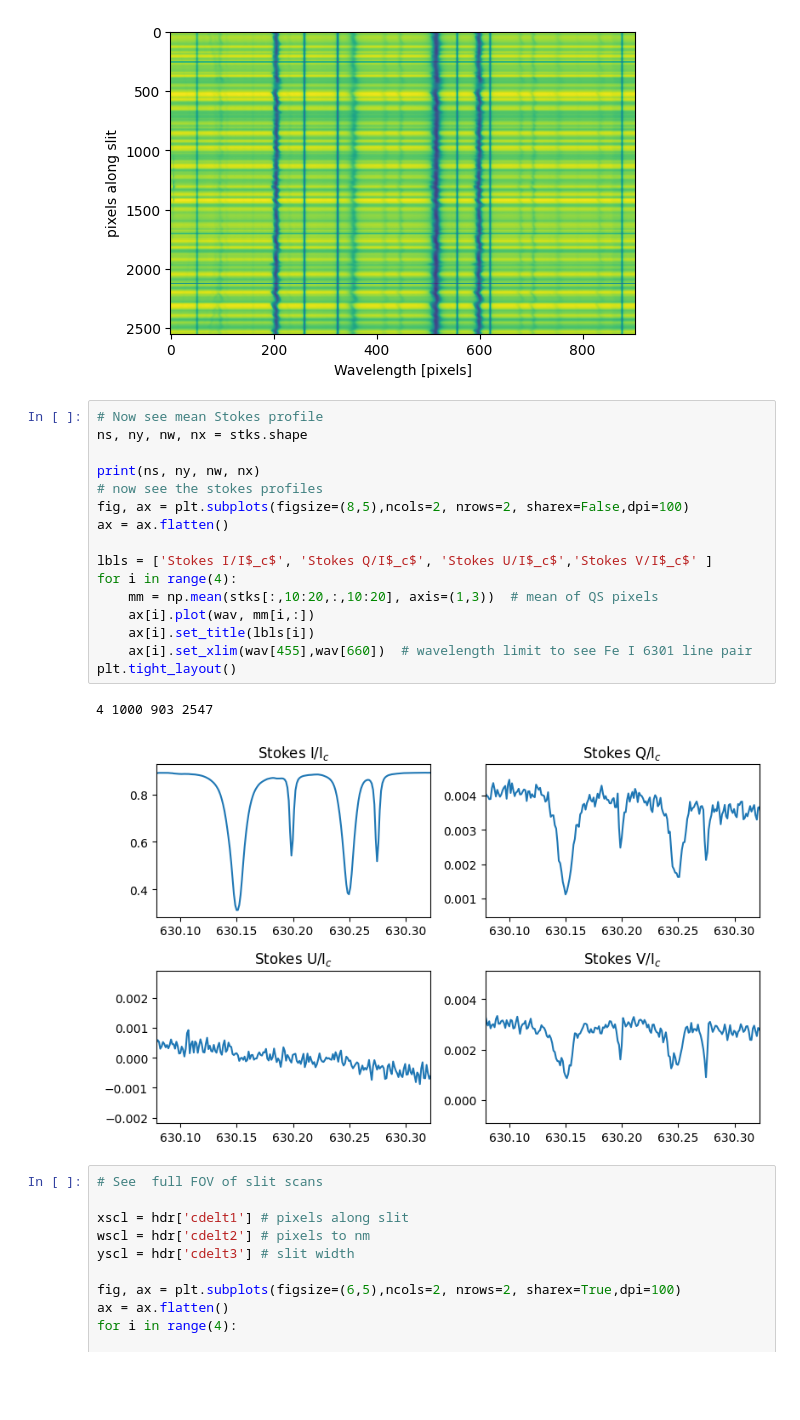
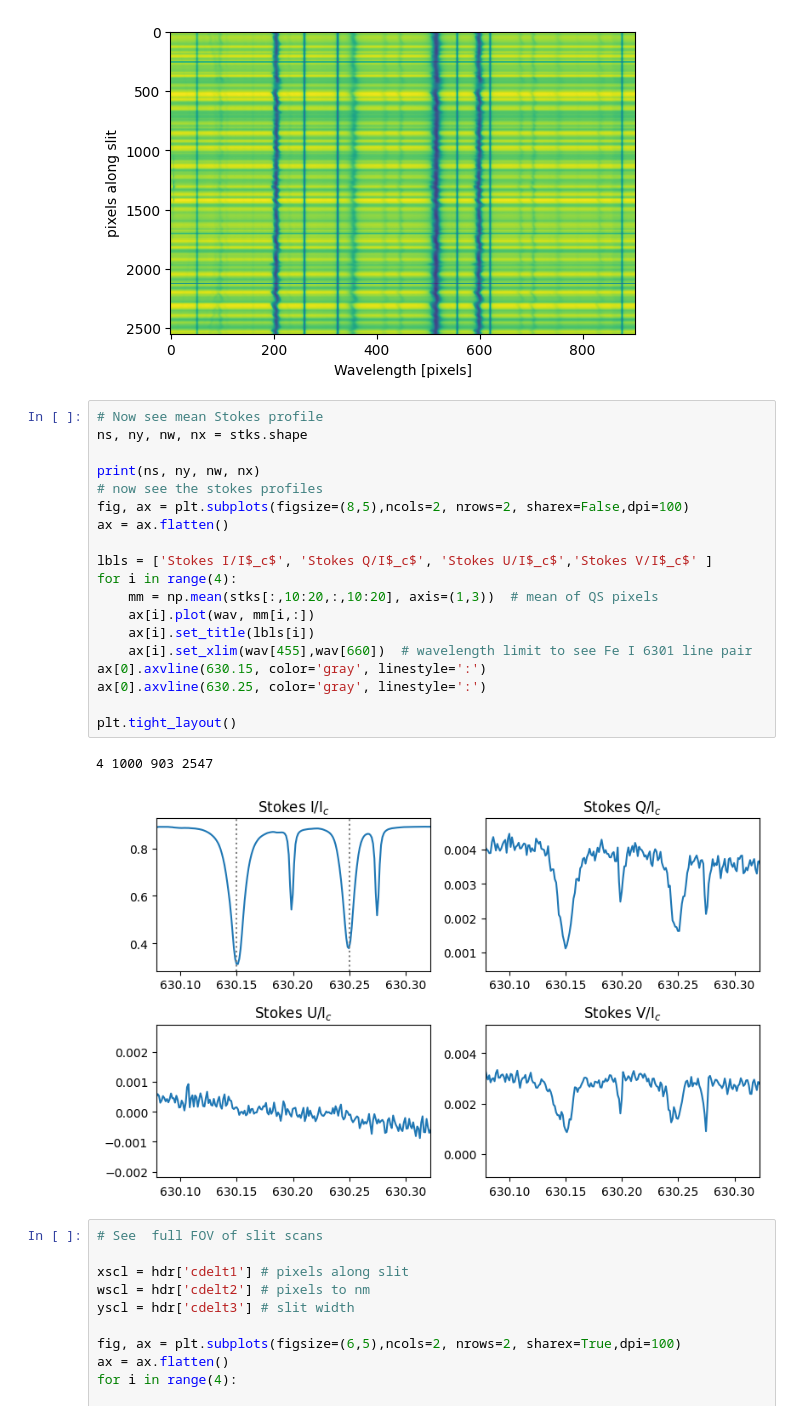
Before and after one commit to rahulyadav99/DKIST-quicklook, a Jupyter notebook: read_visp.ipynb, the cells around one changed output. Drawn from its saved outputs; the diff is of its cells as text; blank space fills up the shorter version.

```diff
--- a/read_visp.ipynb
+++ b/read_visp.ipynb
@@ -85,22 +85,25 @@ plt.show()
 # %%
 # Now see mean Stokes profile
 ns, ny, nw, nx = stks.shape
 
 print(ns, ny, nw, nx)
 # now see the stokes profiles
 fig, ax = plt.subplots(figsize=(8,5),ncols=2, nrows=2, sharex=False,dpi=100)
 ax = ax.flatten()
 
 lbls = ['Stokes I/I$_c$', 'Stokes Q/I$_c$', 'Stokes U/I$_c$','Stokes V/I$_c$' ]
 for i in range(4):
     mm = np.mean(stks[:,10:20,:,10:20], axis=(1,3))  # mean of QS pixels
     ax[i].plot(wav, mm[i,:])
     ax[i].set_title(lbls[i])
     ax[i].set_xlim(wav[455],wav[660])  # wavelength limit to see Fe I 6301 line pair
+ax[0].axvline(630.15, color='gray', linestyle=':')
+ax[0].axvline(630.25, color='gray', linestyle=':')
+
 plt.tight_layout()
 # %% [output]
 4 1000 903 2547
-[figure, old version]
+[figure, new version]
 # %%
 # See  full FOV of slit scans
 
```
